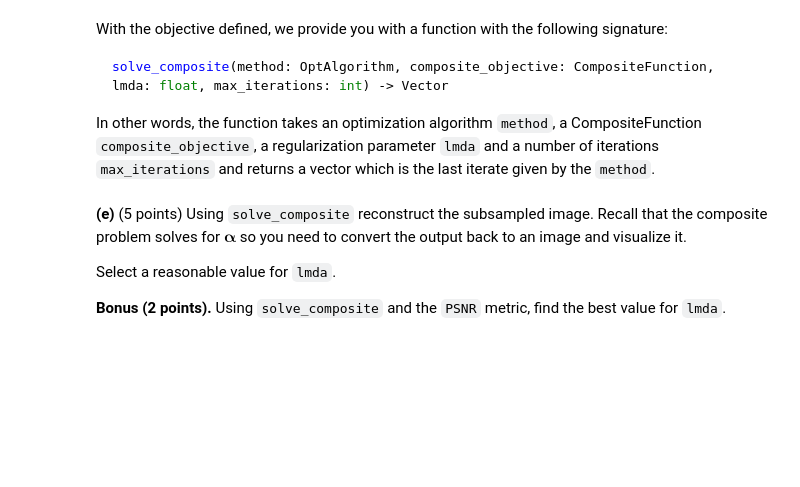
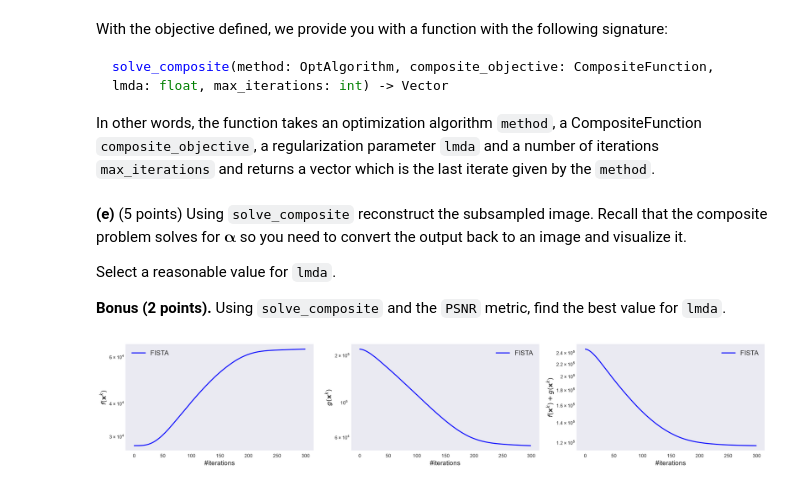
Before and after one commit to francescofoglia0/Project_Math_of_Data, a Jupyter notebook: HW1/Part 4 - Proximal methods.ipynb, the cells around one changed output. Saved outputs shown, nothing was run; the diff lists cells and outputs as text; code cells hidden in the pictures; blank space fills up the shorter version.

```diff
--- a/HW1/Part 4 - Proximal methods.ipynb
+++ b/HW1/Part 4 - Proximal methods.ipynb
@@ -207,13 +272,11 @@ __(b)__ (1 point) Now define the function `f_l1` as described earlier in the pro
 # %%
 mu = 1e-4 # Desired strong convexity of f
 def f_l1(alpha):
-    # FILL
-    raise NotImplementedError("Implement f_l1.")
+    return 0.5 * np.linalg.norm(b - P(W_T(alpha)))**2 + 0.5 * mu * np.linalg.norm(alpha)**2
 # %% [markdown]
 __(c)__ (1 point) Write the gradient of $f_{\ell_1}(\mathbf{\alpha})$.
-# %%
-def grad_f_l1(alpha):
-    # FILL
-    raise NotImplementedError("Implement grad_f_l1.")
+# %%
+def grad_f_l1(alpha):
+    return -W(P_T(b - P(W_T(alpha)))) + mu * alpha
 # %% [markdown]
 __(d)__ (1 points) Find the Lipschitz constant of $\nabla_\mathbf{\alpha} f_{\ell_1}(\mathbf{\alpha})$ analytically and fill it in the cell below.
@@ -224,3 +304,5 @@ lips_grad_f_l1 = ...  # FILL
+# %%
+lips_grad_f_l1 = mu + 1
 # %% [markdown]
 We have all the necessary ingredients to define the smooth part of our composite objective:
 # %%
@@ -256,2 +333,9 @@ image_out = ...  # FILL
+# %%
+lmda = 5e-2 + 8e-3 #TODO capire cosa è ragionevole
+out = solve_composite(FISTA, composite_objective, lmda, 300)
+flat_image_out = W_T(out)
+image_out = flat_image_out.reshape(m, m)
+# %% [output]
+[figure, added]
 # %%
 show(true = image, subsampled=subsampled, estimated=image_out)
```
Also changed, not shown: parts of 28 cells of this notebook, 3 other files.
